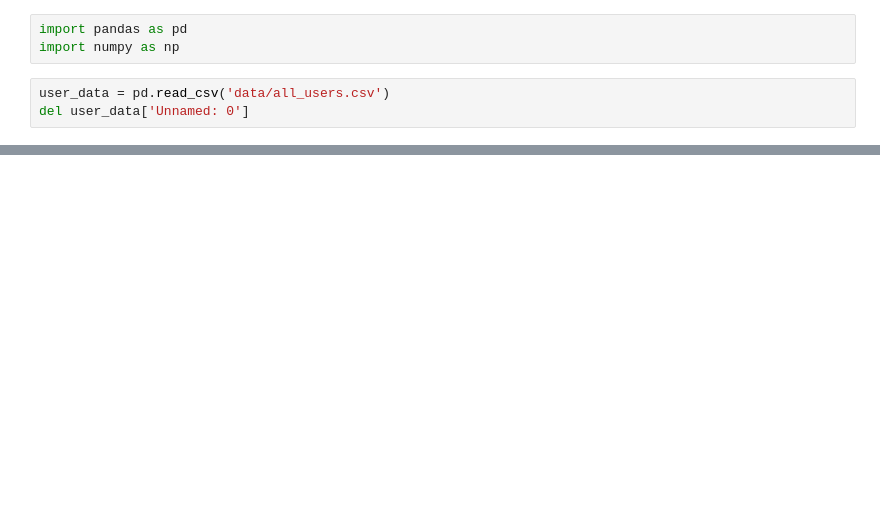
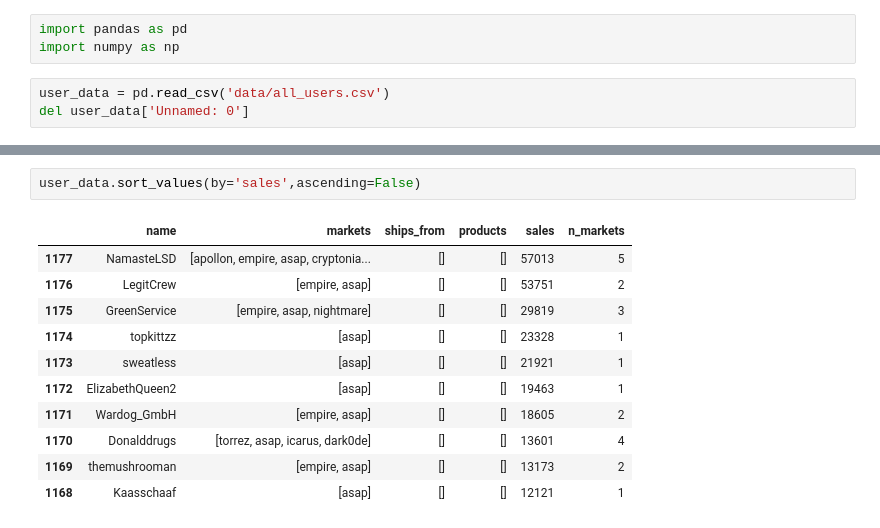
Before and after one commit to s260895/df_scraper, a Jupyter notebook: notebook.ipynb, the cells around one changed output, grey strips where cells are left out. Cells and saved outputs as stored; diff of their text form; blank space fills up the shorter version.

```diff
--- a/notebook.ipynb
+++ b/notebook.ipynb
@@ -6,0 +42,14 @@ del user_data['Unnamed: 0']
+# %%
+user_data.sort_values(by='sales',ascending=False)
+# %% [output]
+|  | name | markets | ships_from | products | sales | n_markets |
+| 1177 | NamasteLSD | [apollon, empire, asap, cryptonia... | [] | [] | 57013 | 5 |
+| 1176 | LegitCrew | [empire, asap] | [] | [] | 53751 | 2 |
+| 1175 | GreenService | [empire, asap, nightmare] | [] | [] | 29819 | 3 |
+| 1174 | topkittzz | [asap] | [] | [] | 23328 | 1 |
+| 1173 | sweatless | [asap] | [] | [] | 21921 | 1 |
+| 1172 | ElizabethQueen2 | [asap] | [] | [] | 19463 | 1 |
+| 1171 | Wardog_GmbH | [empire, asap] | [] | [] | 18605 | 2 |
+| 1170 | Donalddrugs | [torrez, asap, icarus, dark0de] | [] | [] | 13601 | 4 |
+| 1169 | themushrooman | [empire, asap] | [] | [] | 13173 | 2 |
+| 1168 | Kaasschaaf | [asap] | [] | [] | 12121 | 1 |
```
Also changed, not shown: parts of 10 cells of this notebook, 2 other files.
